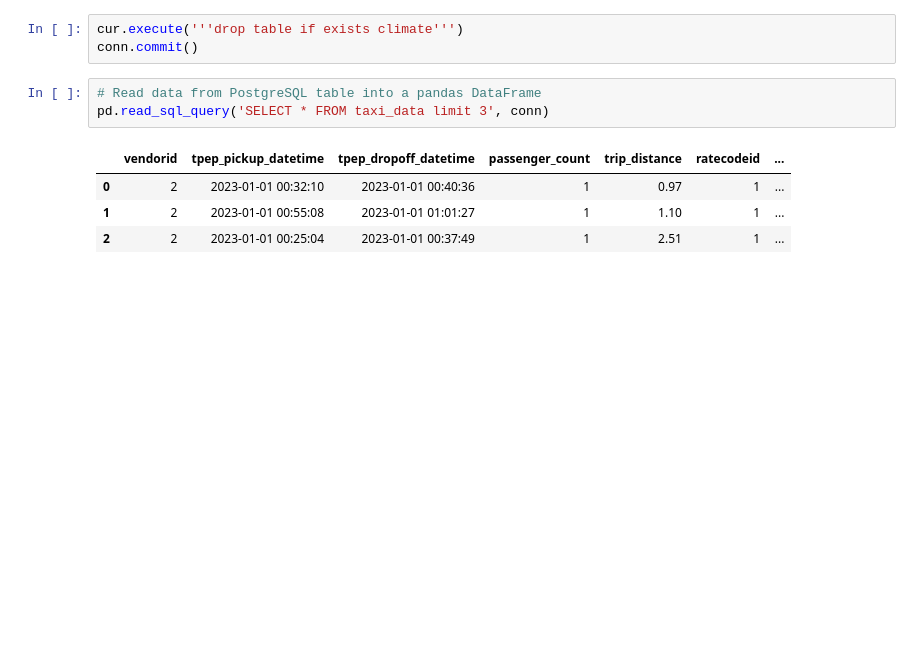
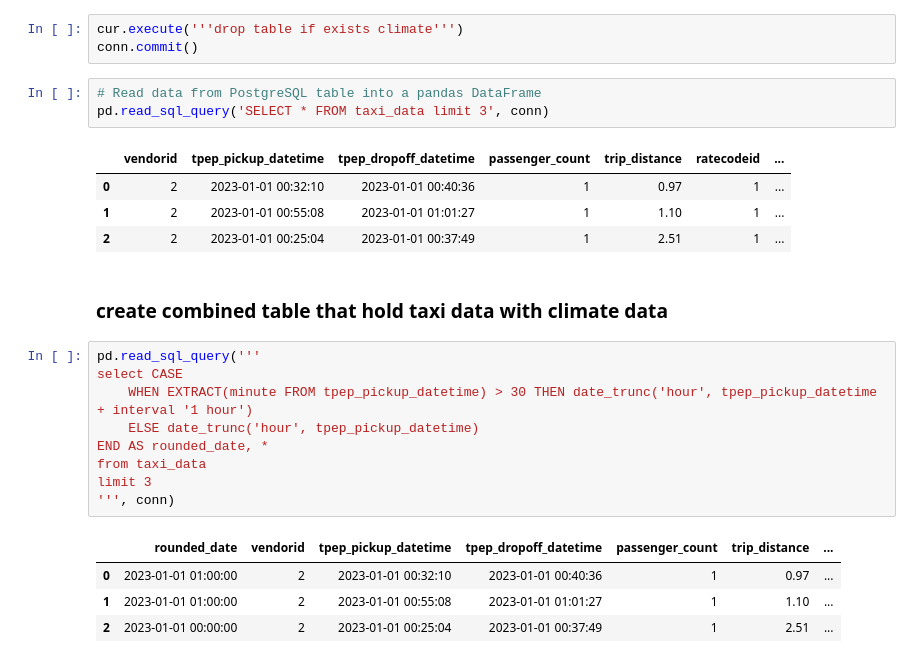
Before and after one commit to Mark-Rozenberg/Yellow-Taxi-Climate, a Jupyter notebook: Db-Prep.ipynb, the cells around one changed output. Drawn from its saved outputs; the diff is of its cells as text; blank space fills up the shorter version.

```diff
--- a/Db-Prep.ipynb
+++ b/Db-Prep.ipynb
@@ -102,3 +102,19 @@ pd.read_sql_query('SELECT * FROM taxi_data limit 3', conn)
 | 0 | 2 | 2023-01-01 00:32:10 | 2023-01-01 00:40:36 | 1 | 0.97 | 1 | ... |
 | 1 | 2 | 2023-01-01 00:55:08 | 2023-01-01 01:01:27 | 1 | 1.10 | 1 | ... |
 | 2 | 2 | 2023-01-01 00:25:04 | 2023-01-01 00:37:49 | 1 | 2.51 | 1 | ... |
+# %% [markdown]
+### create combined table that hold taxi data with climate data
+# %%
+pd.read_sql_query('''
+select CASE
+    WHEN EXTRACT(minute FROM tpep_pickup_datetime) > 30 THEN date_trunc('hour', tpep_pickup_datetime + interval '1 hour')
+    ELSE date_trunc('hour', tpep_pickup_datetime)
+END AS rounded_date, *
+from taxi_data
+limit 3
+''', conn)
+# %% [output]
+|  | rounded_date | vendorid | tpep_pickup_datetime | tpep_dropoff_datetime | passenger_count | trip_distance | ... |
+| 0 | 2023-01-01 01:00:00 | 2 | 2023-01-01 00:32:10 | 2023-01-01 00:40:36 | 1 | 0.97 | ... |
+| 1 | 2023-01-01 01:00:00 | 2 | 2023-01-01 00:55:08 | 2023-01-01 01:01:27 | 1 | 1.10 | ... |
+| 2 | 2023-01-01 00:00:00 | 2 | 2023-01-01 00:25:04 | 2023-01-01 00:37:49 | 1 | 2.51 | ... |
```
Also changed, not shown: parts of 12 cells of this notebook, 2 other files.
